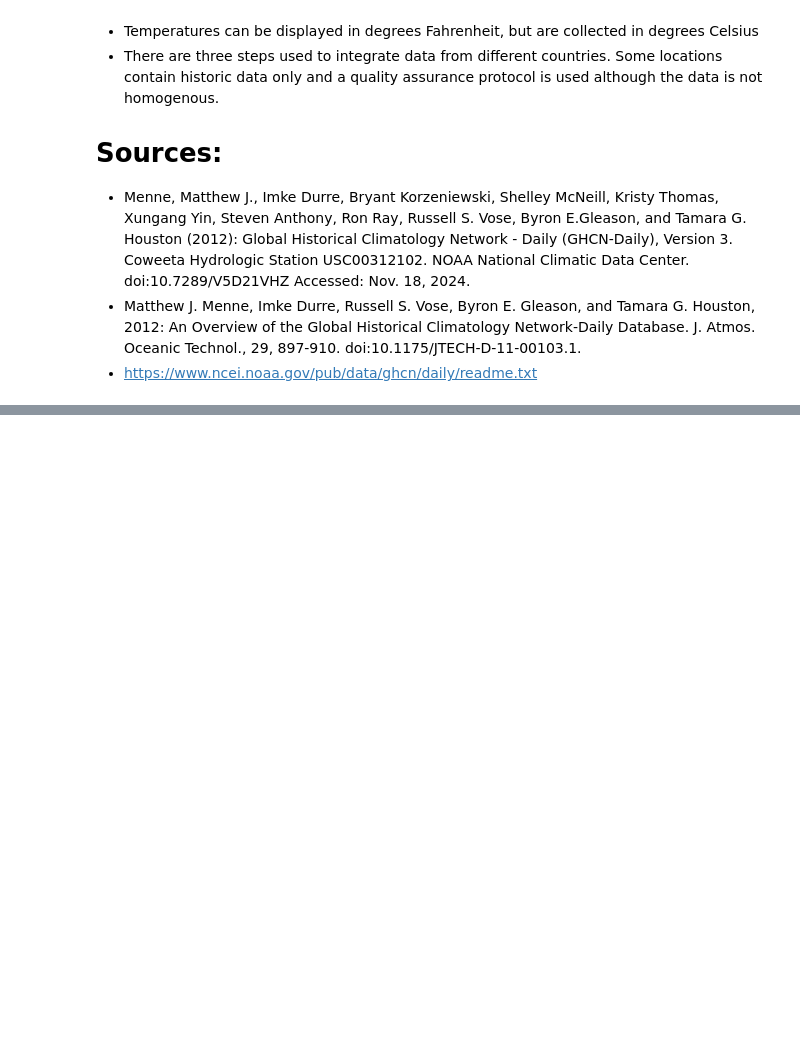
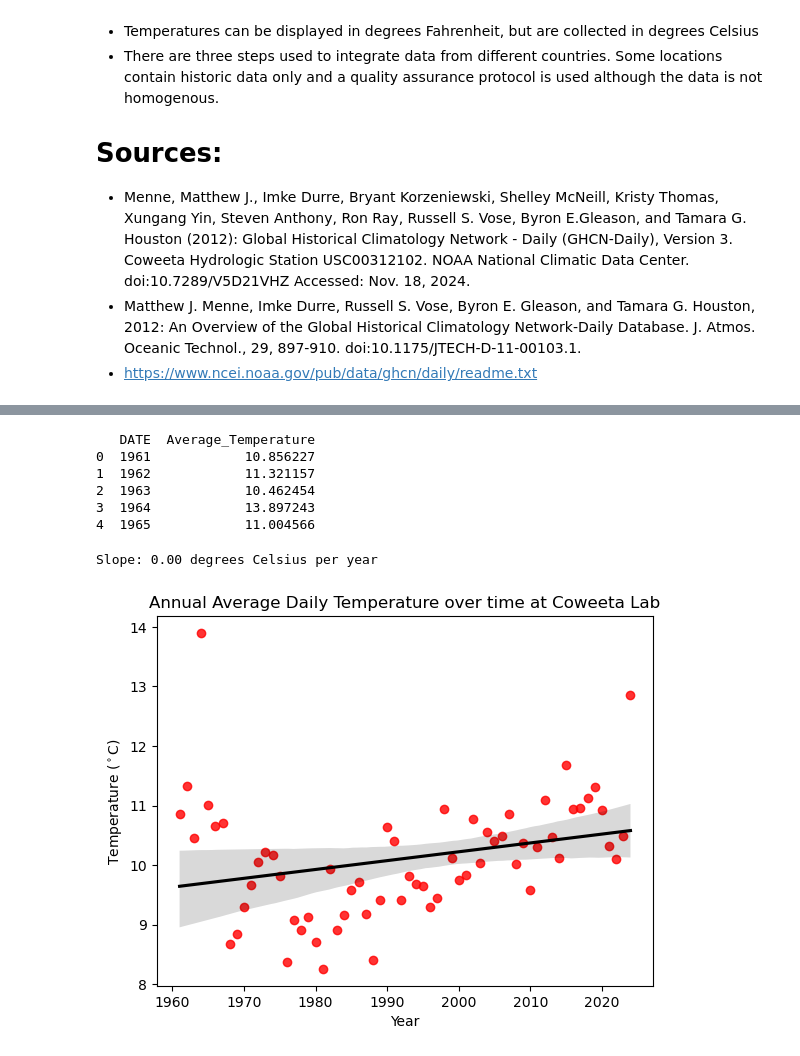
Before and after one commit to earthlab-education/climate-coding-challenge-BioNCphilic, a Jupyter notebook: notebooks/climate-coding-challenge/climate-10-portfolio-01-new-location.ipynb, the cells around one changed output, grey strips where cells are left out. Cells and saved outputs as stored; diff of their text form; code cells hidden in the pictures; blank space fills up the shorter version.

Commit message:
successful regression

```diff
--- a/notebooks/climate-coding-challenge/climate-10-portfolio-01-new-location.ipynb
+++ b/notebooks/climate-coding-challenge/climate-10-portfolio-01-new-location.ipynb
@@ -100,0 +125,5 @@ TypeError: Only valid with DatetimeIndex, TimedeltaIndex or PeriodIndex, but got
+# %%
+# Group by year and calculate the mean temperature
+yearly_avg_temp = nc_climate_df.groupby(nc_climate_df.index.year)['temp_c'].mean()
+
+print(yearly_avg_temp)
@@ -100,0 +144,42 @@ TypeError: Only valid with DatetimeIndex, TimedeltaIndex or PeriodIndex, but got
+# %%
+# Convert the Series to a DataFrame with 'Year' as the index
+nc_ann_climate_df = yearly_avg_temp.to_frame(name='Average_Temperature')
+
+# Reset the index to make 'Year' a regular column
+nc_ann_climate_df.reset_index('DATE', inplace=True)
+print(nc_ann_climate_df.head())
+# %% [output]
+   DATE  Average_Temperature
+0  1961            10.856227
+1  1962            11.321157
+2  1963            10.462454
+3  1964            13.897243
+4  1965            11.004566
+# %%
+nc_ann_climate_df = nc_ann_climate_df.loc['1961':'2024']
+
+# Create a Linear Regression model
+model = LinearRegression()
+
+# Fit the model on the training data
+model.fit(nc_ann_climate_df[['DATE']], nc_ann_climate_df['Average_Temperature'])
+
+# Calculate and print the metrics
+slope = model.coef_[0]
+print(f"Slope: {slope:.2f} degrees Celsius per year")
+# %% [output]
+Slope: 0.00 degrees Celsius per year
+# %%
+ax = sns.regplot(
+    x=nc_ann_climate_df.DATE,
+    y=nc_ann_climate_df.Average_Temperature,
+    color='red',
+    line_kws={'color': 'black'})
+ax.set(
+    title='Annual Average Daily Temperature over time at Coweeta Lab',
+    xlabel='Year',
+    ylabel='Temperature ($^\circ$C)'
+)
+plt.show()
+# %% [output]
+[figure, added]
```
Also changed, not shown: parts of 9 cells of this notebook.
